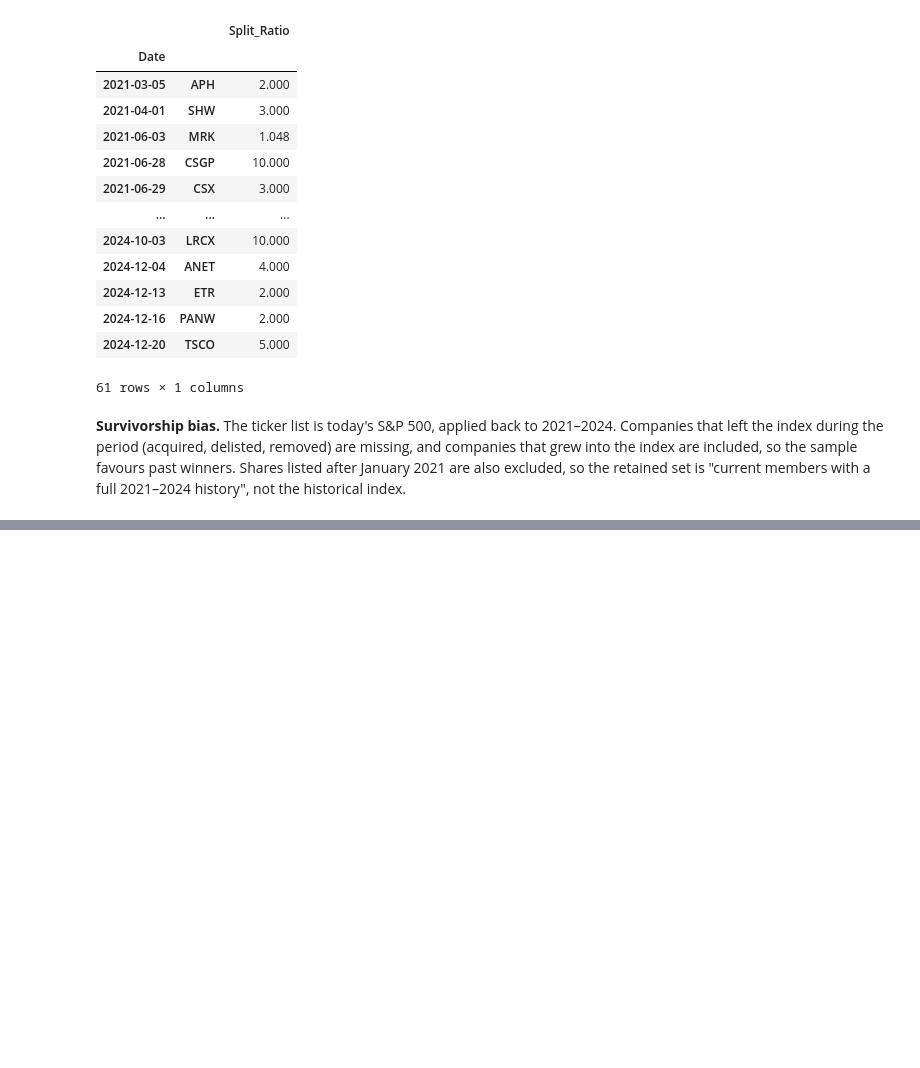
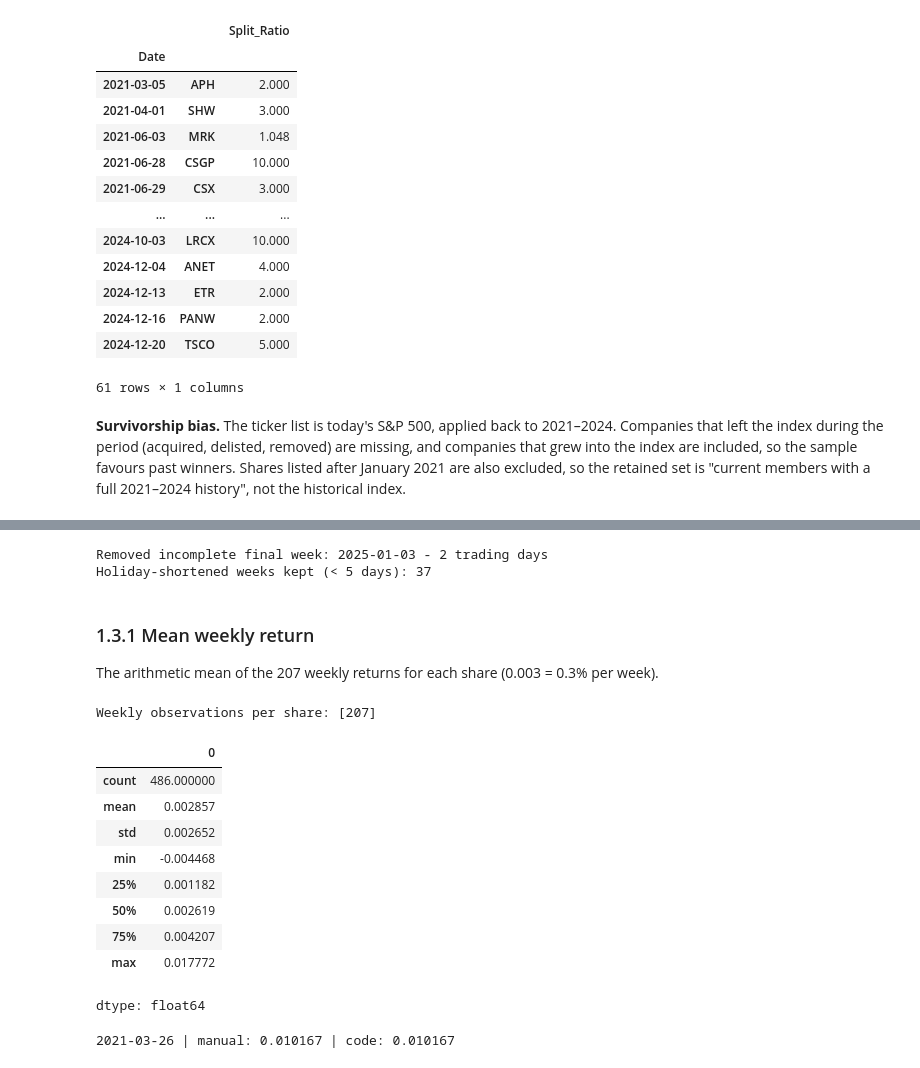
Before and after one commit to suhailnoor1821/CRM_CW1_Stock_Segmentation, a Jupyter notebook: CRM_CW1.ipynb, the cells around one changed output, grey strips where cells are left out. Saved outputs shown, nothing was run; the diff lists cells and outputs as text; code cells hidden in the pictures; blank space fills up the shorter version.

```diff
--- a/CRM_CW1.ipynb
+++ b/CRM_CW1.ipynb
@@ -244,0 +307,36 @@ Adjustment changes NOT on a dividend/split day: 0
+# %%
+# Count the trading days in each week (holiday weeks have fewer than 5)
+days_per_week = pd.Series(1, index=gspc.index).resample('W-FRI').sum()
+print('Removed incomplete final week:', days_per_week.index[-1].date(), '-', days_per_week.iloc[-1], 'trading days')
+print('Holiday-shortened weeks kept (< 5 days):', (days_per_week.loc[weekly_returns.index] < 5).sum())
+# %% [output]
+Removed incomplete final week: 2025-01-03 - 2 trading days
+Holiday-shortened weeks kept (< 5 days): 37
+# %% [markdown]
+### 1.3.1 Mean weekly return
+The arithmetic mean of the 207 weekly returns for each share (0.003 = 0.3% per week).
+# %%
+# Task 1.3.1: Average weekly return of each share over the whole period
+mean_weekly_return = weekly_returns.mean()
+print('Weekly observations per share:', weekly_returns.count().unique())
+mean_weekly_return.describe()
+# %% [output]
+Weekly observations per share: [207]
+|  | 0 |
+| count | 486.000000 |
+| mean | 0.002857 |
+| std | 0.002652 |
+| min | -0.004468 |
+| 25% | 0.001182 |
+| 50% | 0.002619 |
+| 75% | 0.004207 |
+| max | 0.017772 |
+dtype: float64
+# %%
+# Check one AAPL weekly return by hand (price this week / price last week - 1)
+week = weekly_returns.index[10]
+price_now = adj_close.loc[:week, 'AAPL'].iloc[-1]
+price_before = adj_close.loc[:week - pd.Timedelta(days=7), 'AAPL'].iloc[-1]
+print(week.date(), '| manual:', round(price_now / price_before - 1, 6), '| code:', round(weekly_returns.loc[week, 'AAPL'], 6))
+# %% [output]
+2021-03-26 | manual: 0.010167 | code: 0.010167
```
Also changed, not shown: parts of 7 cells of this notebook.
